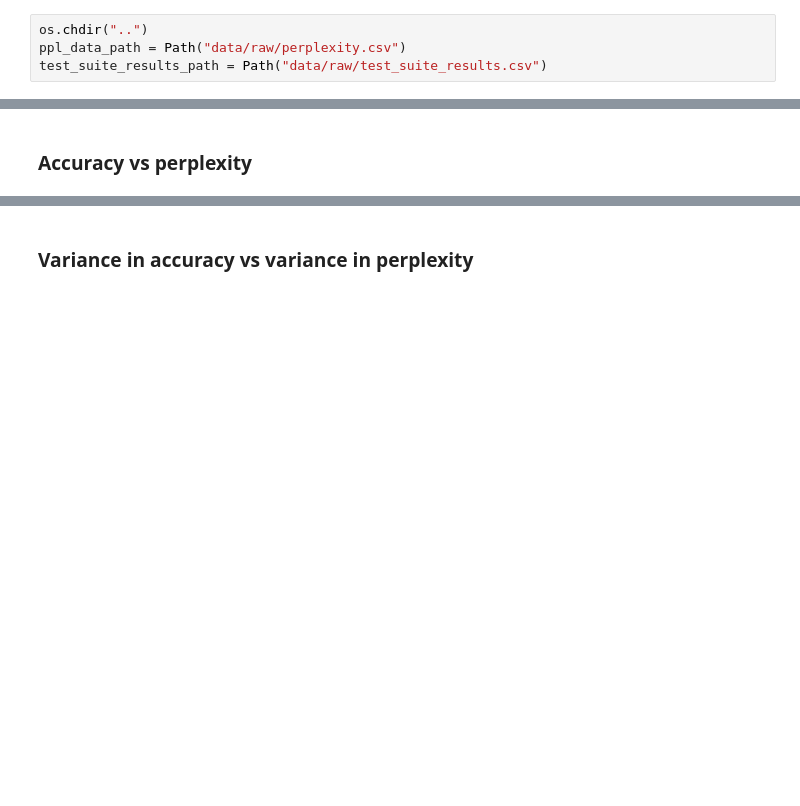
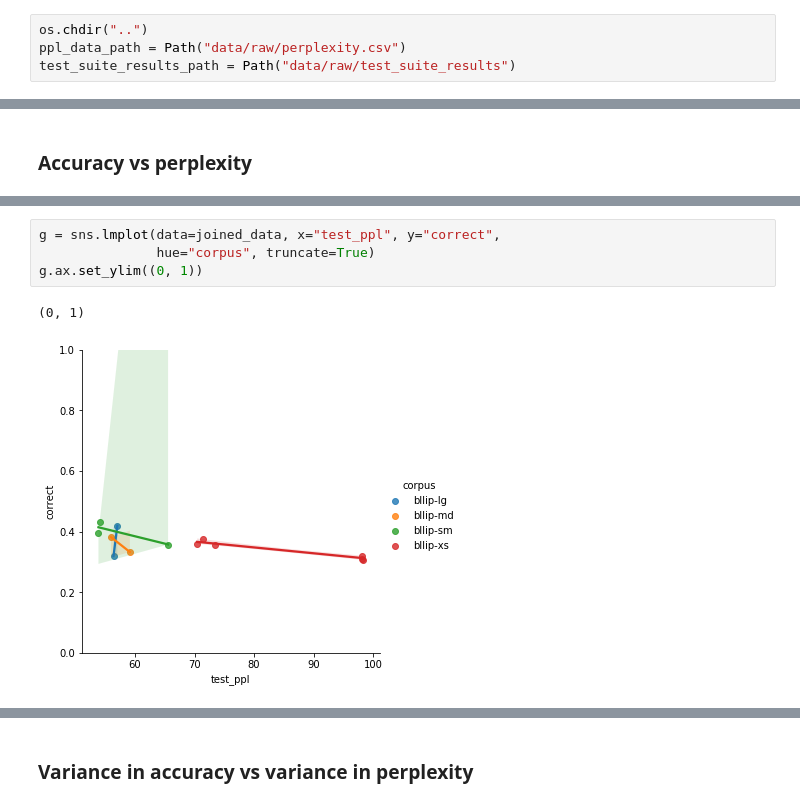
Before and after one commit to cpllab/syntactic-generalization, a Jupyter notebook: notebooks/main.ipynb, the cells around one changed output, grey strips where cells are left out. Drawn from its saved outputs; the diff is of its cells as text; blank space fills up the shorter version.

```diff
--- a/notebooks/main.ipynb
+++ b/notebooks/main.ipynb
@@ -37,7 +39,7 @@ exclude_suite_re = re.compile(r"^(mvrr|npz|gardenpath).*")
 # %%
 os.chdir("..")
 ppl_data_path = Path("data/raw/perplexity.csv")
-test_suite_results_path = Path("data/raw/test_suite_results.csv")
+test_suite_results_path = Path("data/raw/test_suite_results")
 # %%
 perplexity_df = pd.read_csv(ppl_data_path, index_col=["model", "corpus", "seed"])
 perplexity_df.index.set_names("model_name", level=0, inplace=True)
@@ -152 +208,8 @@ sns.scatterplot(data=joined_data, x="test_ppl", y="correct",
+# %%
+g = sns.lmplot(data=joined_data, x="test_ppl", y="correct",
+               hue="corpus", truncate=True)
+g.ax.set_ylim((0, 1))
+# %% [output]
+(0, 1)
+[figure, added]
 # %%
```
Also changed, not shown: parts of 24 cells of this notebook, 2 other files.
